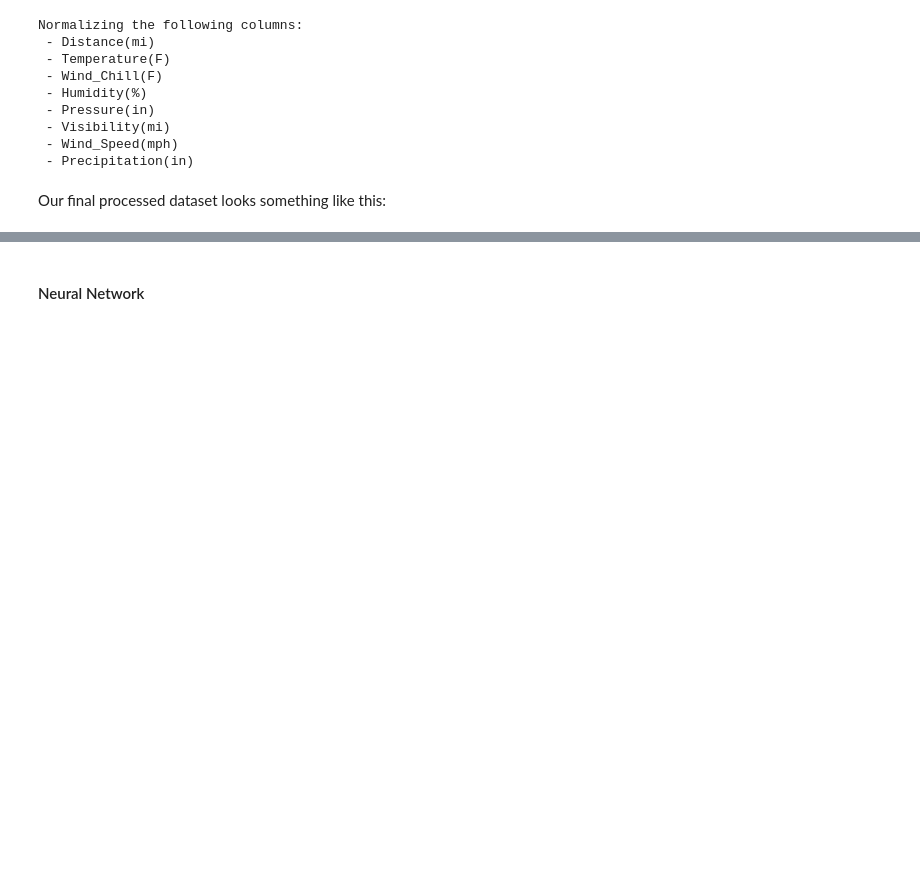
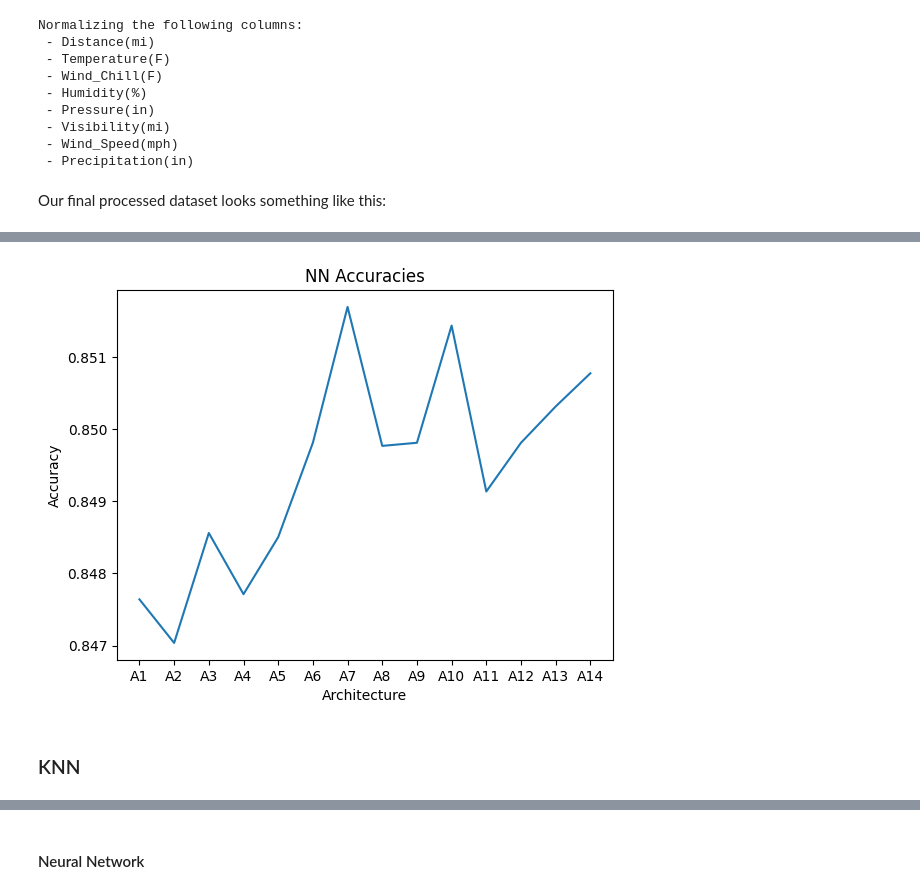
Before and after one commit to tikkikkit21/TrafficAccidentPrediction, a Jupyter notebook: machine_learning2.ipynb, the cells around one changed output, grey strips where cells are left out. Drawn from its saved outputs; the diff is of its cells as text; code cells hidden in the pictures; blank space fills up the shorter version.

```diff
--- a/machine_learning2.ipynb
+++ b/machine_learning2.ipynb
@@ -25,8 +29,8 @@ df_ml.drop(columns=['Start_Datetime', 'End_Datetime', 'Start_Date', 'End_Date',
 # dropping exact coordinates, relying on distance instead
 df_ml.drop(columns=['Start_Lat', 'Start_Lng', 'End_Lat', 'End_Lng'], inplace=True)
 
-# description, address, and weather timestamp don't provide any meaningful information
-df_ml.drop(columns=['Description', 'Street', 'City', 'County', 'Zipcode', 'Country', 'Weather_Timestamp'], inplace=True)
+# description, address, weather timestamp, and airport don't provide any meaningful information
+df_ml.drop(columns=['Description', 'Street', 'City', 'County', 'Zipcode', 'Weather_Timestamp', 'Airport_Code'], inplace=True)
 
 # temp: drop elapsed time cause it's bugged
 df_ml.drop(columns=['Elapsesd_Time'], inplace=True)
@@ -120,10 +107,0 @@ best suited for large, sparse datasets.
-# %%
-model = LogisticRegression(
-    solver='saga',
-    random_state=1234,
-    multi_class='multinomial',
-    class_weight='balanced',
-    max_iter=250,
-    n_jobs=3
-)
-model.fit(X_train, y_train)
@@ -140,7 +160 @@ model.score(X_val, y_val)
 Next is a **Decision Tree** classifier.
-# %%
-tree = DecisionTreeClassifier(
-    class_weight='balanced',
-    random_state=1234
-)
-tree.fit(X_train, y_train)
@@ -152,0 +289,9 @@ tree.score(X_val, y_val)
+# %%
+plt.plot(nn_sizes.keys(), nn_acc)
+plt.title('NN Accuracies')
+plt.xlabel('Architecture')
+plt.ylabel('Accuracy');
+# %% [output]
+[figure, added]
+# %% [markdown]
+### KNN
```
Also changed, not shown: parts of 33 cells of this notebook.
